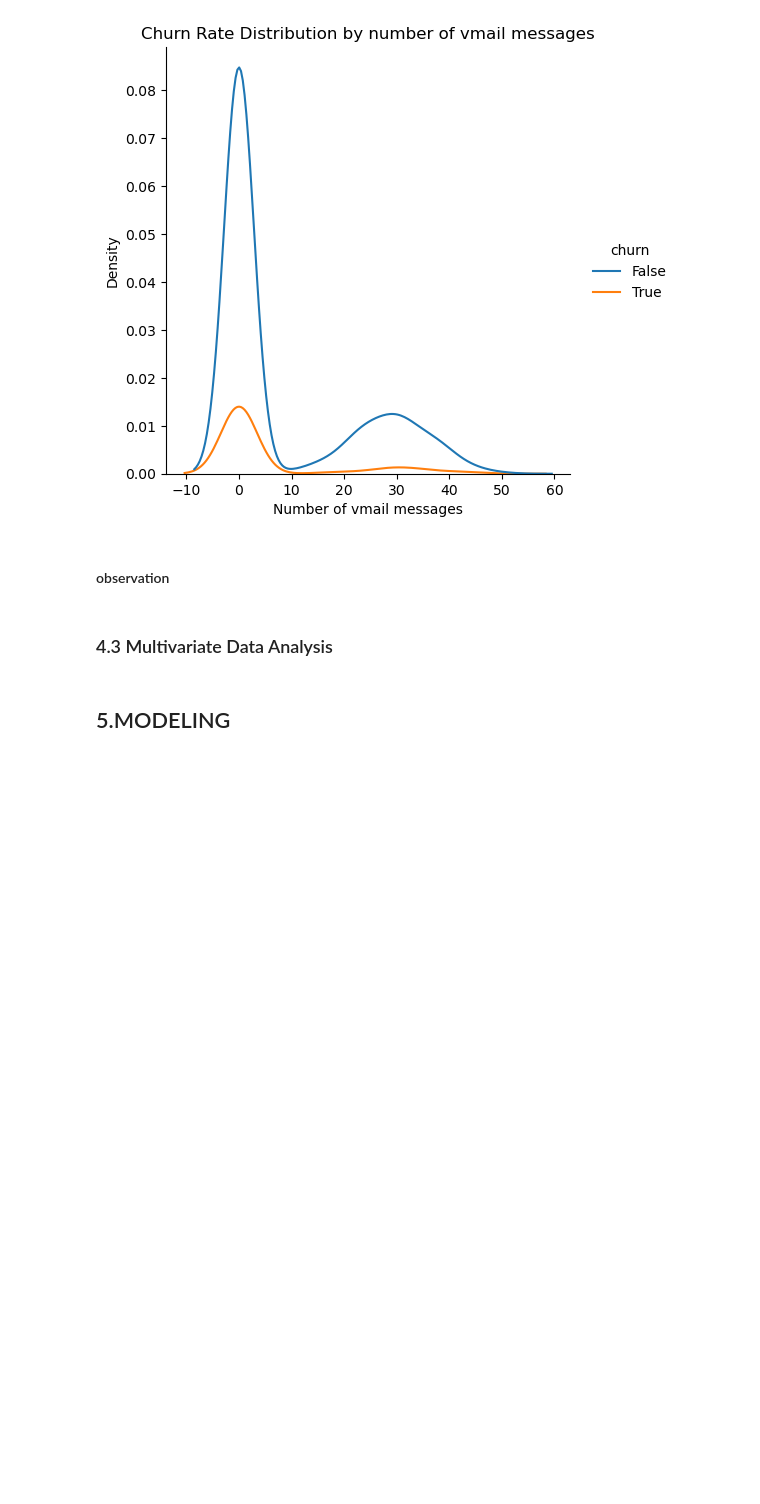
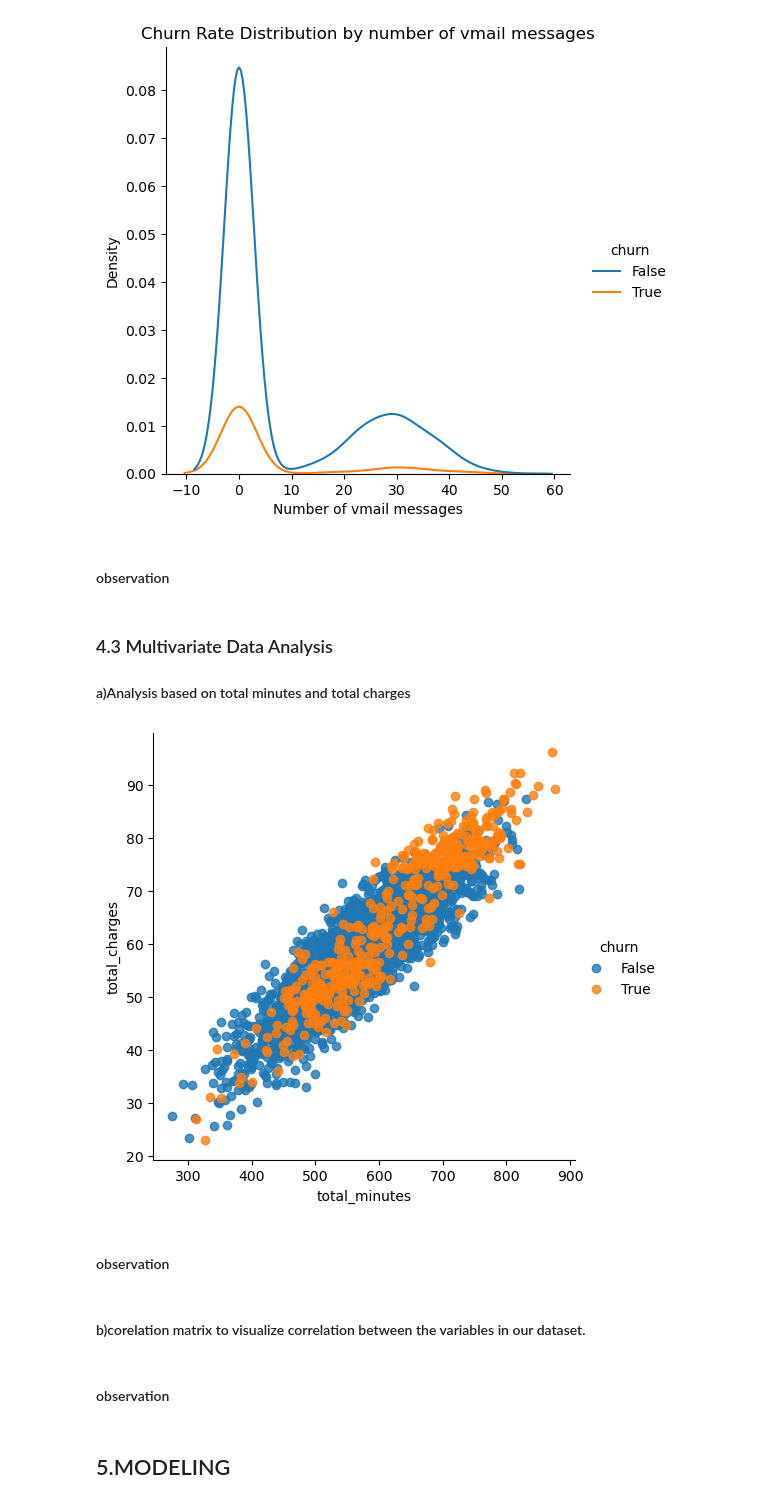
Before and after one commit to Gitahim/Syria_Tel_customer_churn_project, a Jupyter notebook: student.ipynb, the cells around one changed output. Cells and saved outputs as stored; diff of their text form; code cells hidden in the pictures; blank space fills up the shorter version.

Commit message:
multivariate analysis

```diff
--- a/student.ipynb
+++ b/student.ipynb
@@ -664,6 +664,29 @@ plt.show()
 #### observation
 # %% [markdown]
 ### 4.3 Multivariate Data Analysis
+#### a)Analysis based on total minutes and  total charges
+# %%
+#calculating total calls,total charges and minutes
+#total calls is sum of daycalls,evening and night calls
+data['total_calls'] = (data['total_day_calls'] + data['total_eve_calls'] + data['total_night_calls'])
+# total charge
+data['total_charges']= (data['total_day_charge'] + data['total_eve_charge'] +
+                 data['total_night_charge'] + data['total_intl_charge'])
+#total minutes sum of dayminutes,evening and night minutes
+data['total_minutes']= (data['total_day_minutes'] +data['total_eve_minutes'] +
+             data['total_night_minutes'])
+# %%
+# visualizing  total minutes and charges and the impact on churn
+#creates a scatter plot with hue using seaborn's lmplot function.
+sns.lmplot(x='total_minutes', y='total_charges', data=data, hue='churn', fit_reg=False);
+# %% [output]
+[figure, added]
+# %% [markdown]
+#### observation
+# %% [markdown]
+#### b)corelation matrix to visualize correlation between the variables in our dataset.
+# %% [markdown]
+#### observation
 # %% [markdown]
 ## 5.MODELING
 # %% [markdown]
```
